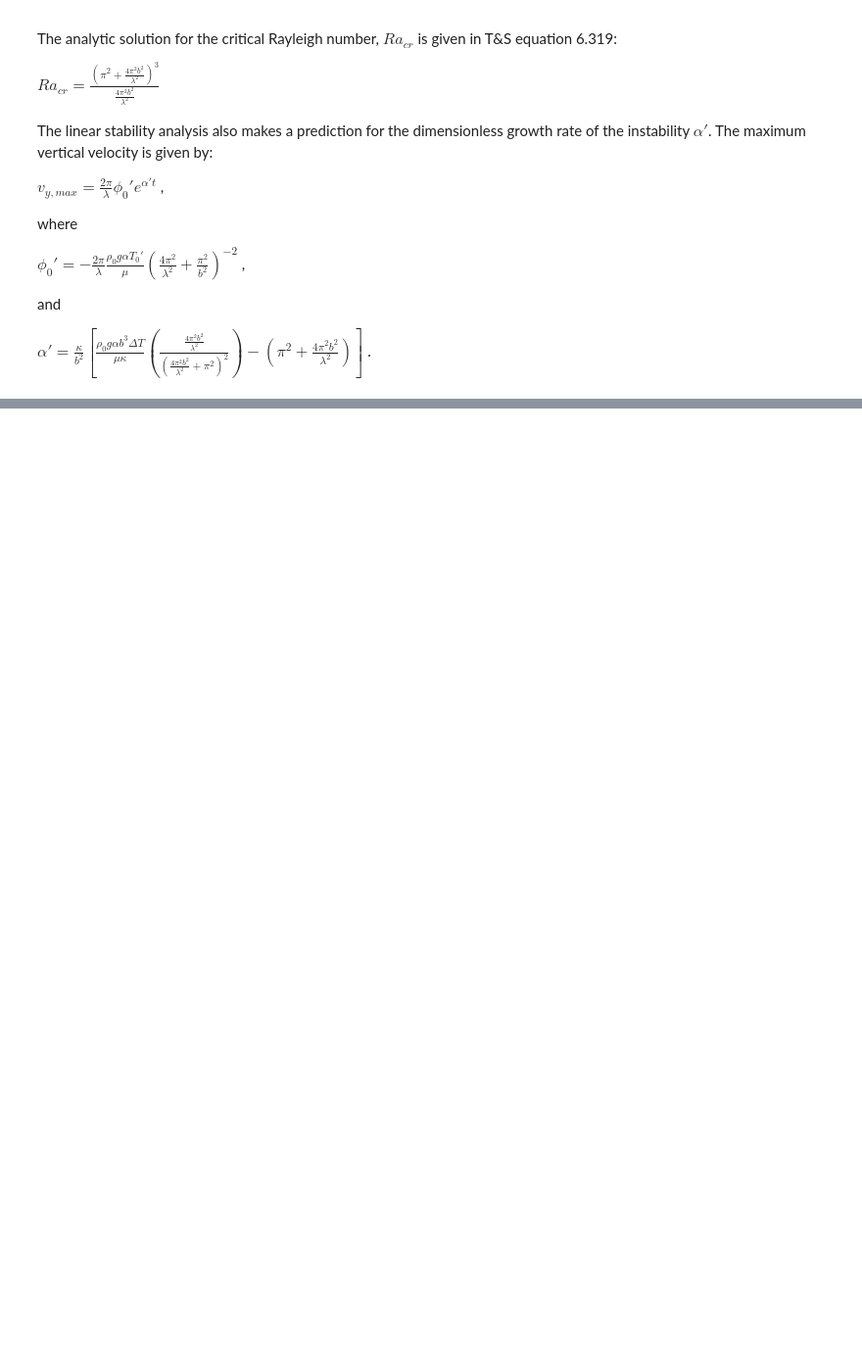
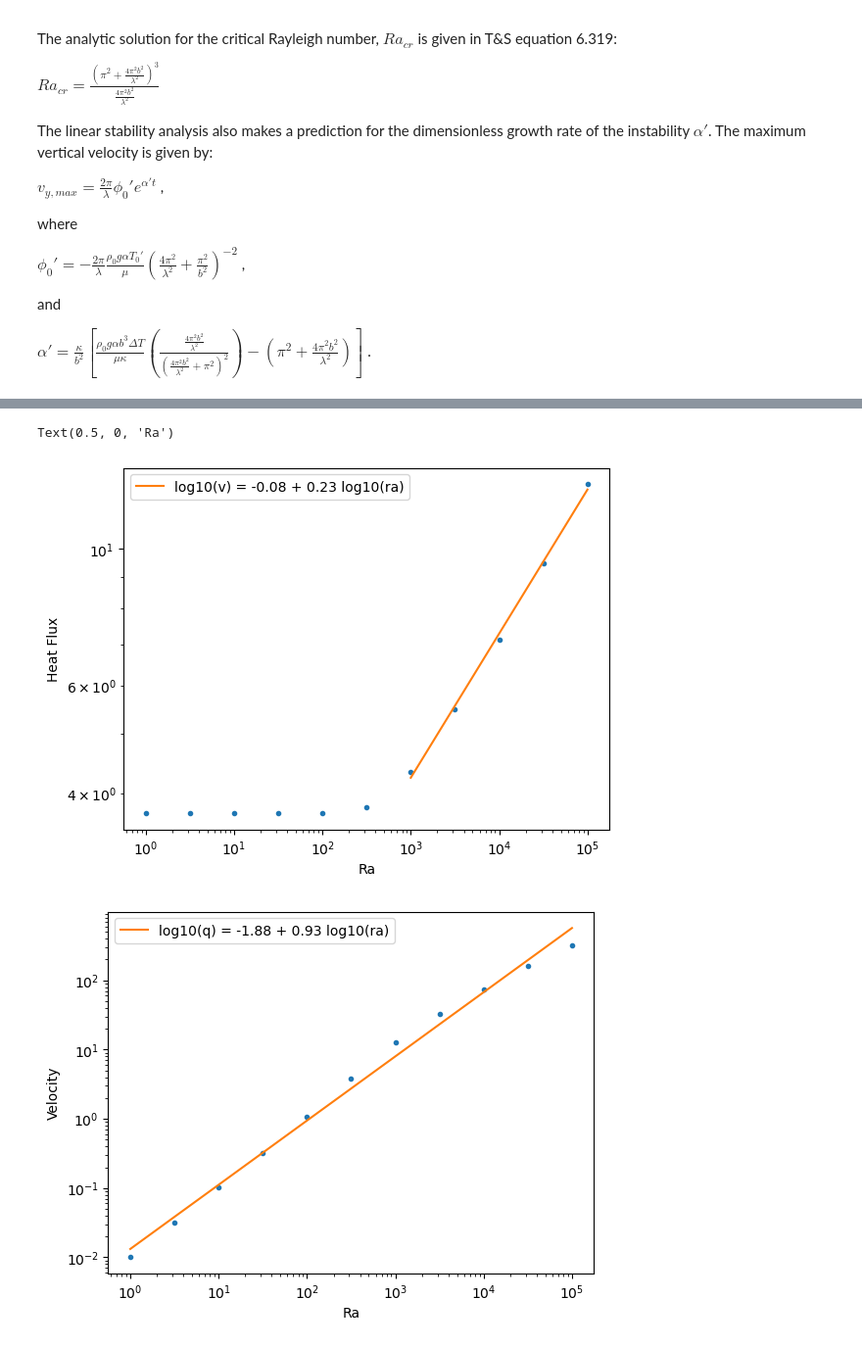
Before and after one commit to maxrudolph/edge-driven-convection, a Jupyter notebook: run-edge-driven-cases.ipynb, the cells around one changed output, grey strips where cells are left out. Shown at 98% size. Cells and saved outputs as stored; diff of their text form; code cells hidden in the pictures; blank space fills up the shorter version.

```diff
--- a/run-edge-driven-cases.ipynb
+++ b/run-edge-driven-cases.ipynb
@@ -128,0 +157,36 @@ for ra in rayleigh_numbers:
+# %%
+# Making a scaling plot:
+qdata_edge = []
+vdata_edge = []
+for q in qsurf_edge:
+    qdata_edge.append(q[-1])
+for v in vmax_edge:
+    vdata_edge.append(v[-1])
+plt.figure()
+plt.plot(rayleigh_numbers,qdata_edge,'.')
+start=6
+b,a = np.polyfit(np.log10(rayleigh_numbers[start:]),np.log10(qdata_edge[start:]),1)
+plt.plot(rayleigh_numbers[start:],10**(a + b*np.log10(rayleigh_numbers[start:])),label="log10(v) = {:.2f} + {:.2f} log10(ra)".format(a,b))
+plt.legend()
+
+ax=plt.gca()
+ax.set_xscale('log')
+ax.set_yscale('log')
+ax.set_ylabel("Heat Flux")
+ax.set_xlabel("Ra")
+
+plt.figure()
+plt.plot(rayleigh_numbers,vdata_edge,'.')
+
+b,a = np.polyfit(np.log10(rayleigh_numbers),np.log10(vdata_edge),1)
+plt.plot(rayleigh_numbers,10**(a + b*np.log10(rayleigh_numbers)),label="log10(q) = {:.2f} + {:.2f} log10(ra)".format(a,b))
+plt.legend()
+ax=plt.gca()
+ax.set_xscale('log')
+ax.set_yscale('log')
+ax.set_ylabel("Velocity")
+ax.set_xlabel("Ra")
+# %% [output]
+Text(0.5, 0, 'Ra')
+[figure, added]
+[figure, added]
```
Also changed, not shown: parts of 13 cells of this notebook, 2 other files.
